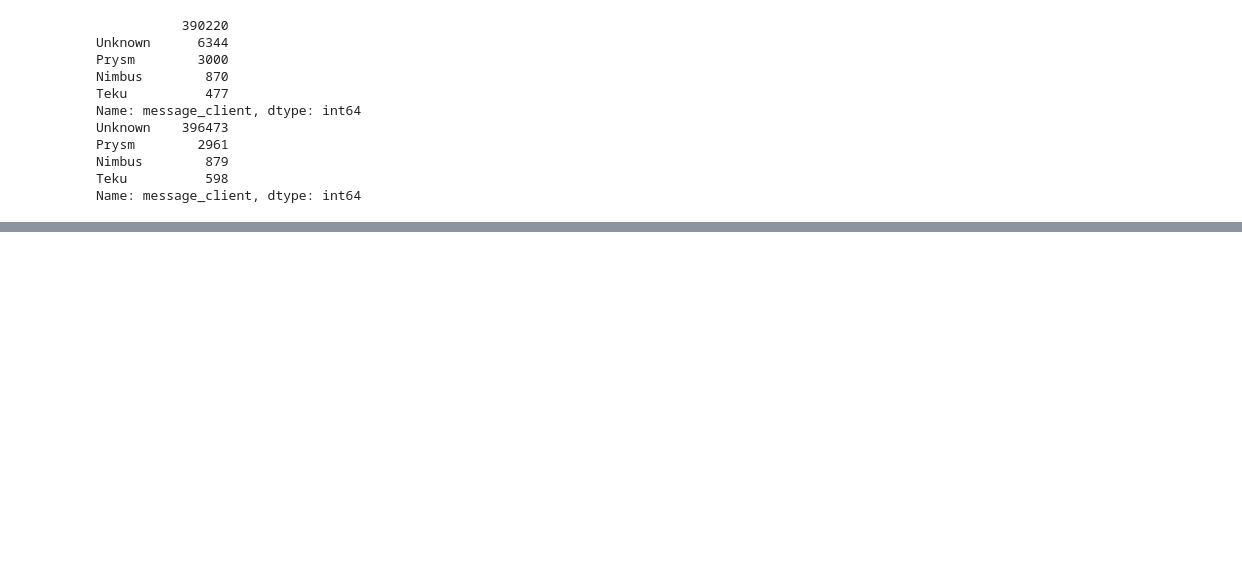
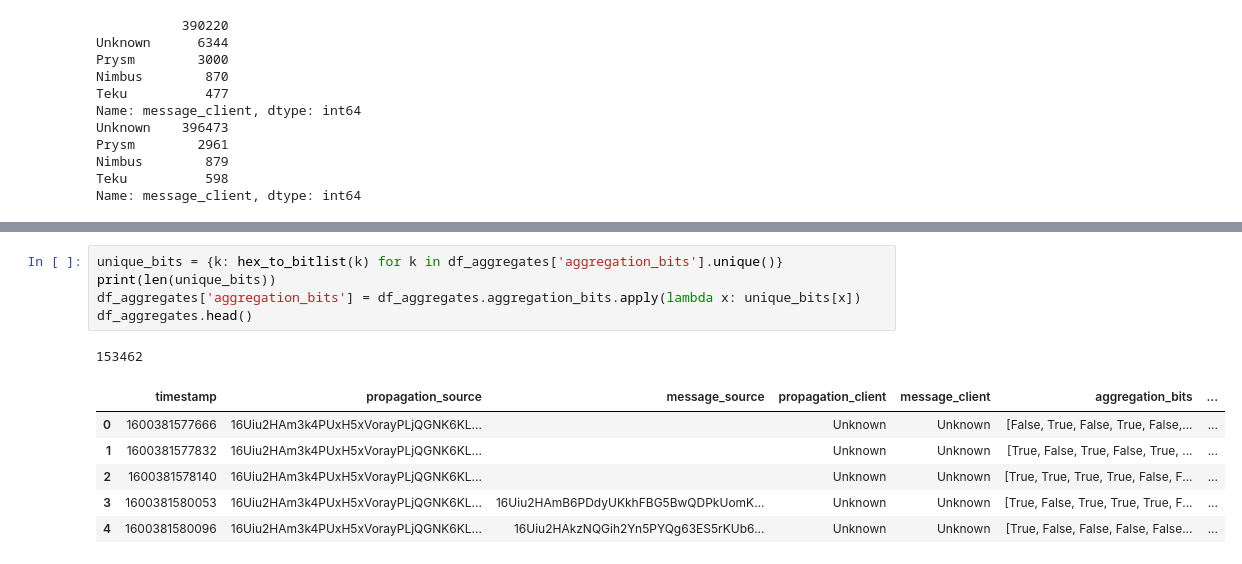
Before and after one commit to pawanjay176/eth2-scripts, a Jupyter notebook: cleaning.ipynb, the cells around one changed output, grey strips where cells are left out. Cells and saved outputs as stored; diff of their text form; blank space fills up the shorter version.

```diff
--- a/cleaning.ipynb
+++ b/cleaning.ipynb
@@ -86,0 +114,13 @@ Name: message_client, dtype: int64
+# %%
+unique_bits = {k: hex_to_bitlist(k) for k in df_aggregates['aggregation_bits'].unique()}
+print(len(unique_bits))
+df_aggregates['aggregation_bits'] = df_aggregates.aggregation_bits.apply(lambda x: unique_bits[x])
+df_aggregates.head()
+# %% [output]
+153462
+|  | timestamp | propagation_source | message_source | propagation_client | message_client | aggregation_bits | ... |
+| 0 | 1600381577666 | 16Uiu2HAm3k4PUxH5xVorayPLjQGNK6KL... |  | Unknown | Unknown | [False, True, False, True, False,... | ... |
+| 1 | 1600381577832 | 16Uiu2HAm3k4PUxH5xVorayPLjQGNK6KL... |  | Unknown | Unknown | [True, False, True, False, True, ... | ... |
+| 2 | 1600381578140 | 16Uiu2HAm3k4PUxH5xVorayPLjQGNK6KL... |  | Unknown | Unknown | [True, True, True, True, False, F... | ... |
+| 3 | 1600381580053 | 16Uiu2HAm3k4PUxH5xVorayPLjQGNK6KL... | 16Uiu2HAmB6PDdyUKkhFBG5BwQDPkUomK... | Unknown | Unknown | [True, False, True, True, True, F... | ... |
+| 4 | 1600381580096 | 16Uiu2HAm3k4PUxH5xVorayPLjQGNK6KL... | 16Uiu2HAkzNQGih2Yn5PYQg63ES5rKUb6... | Unknown | Unknown | [True, False, False, False, False... | ... |
```
Also changed, not shown: parts of 10 cells of this notebook, 2 other files.
